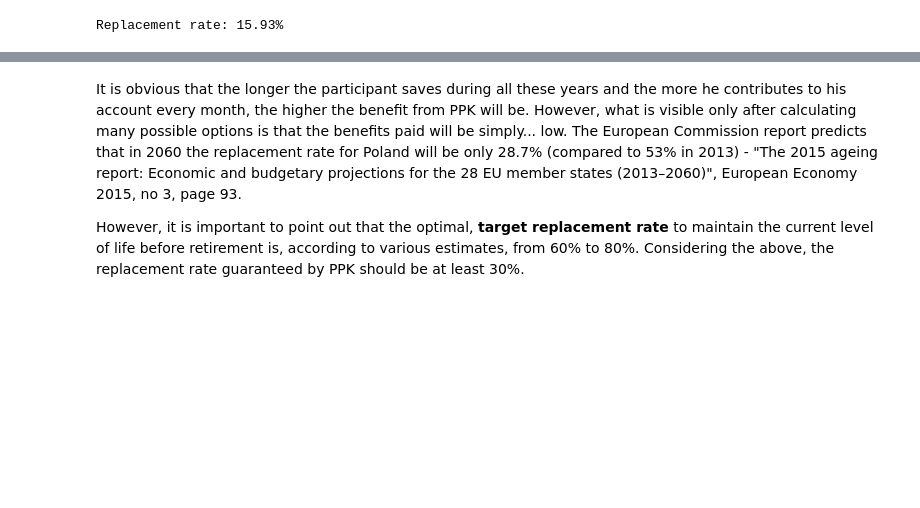
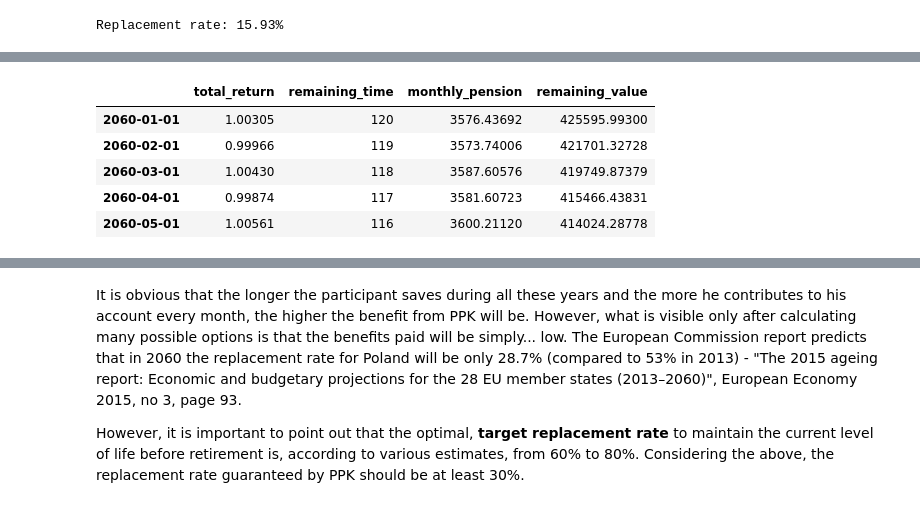
Before and after one commit to wieckiewiczpiotr/portfolio, a Jupyter notebook: ppk_analysis/ppk.ipynb, the cells around one changed output, grey strips where cells are left out. Drawn from its saved outputs; the diff is of its cells as text; code cells hidden in the pictures; blank space fills up the shorter version.

```diff
--- a/ppk_analysis/ppk.ipynb
+++ b/ppk_analysis/ppk.ipynb
@@ -414,0 +418,39 @@ Replacement rate: 15.93%
+# %%
+np.random.seed(20)
+bonds_rate = (1+0.028)**(1/12)-1
+other_debt_rate = (1+0.035)**(1/12)-1
+
+value = total #starting with value equals to total accumulated capital
+time = 120 # 120 months - 10 years
+
+payout = pd.DataFrame(columns=['total_return', 'remaining_time', 'monthly_pension', 'remaining_value'],
+    index=pd.date_range(start='2060-01-01', freq='MS', periods=time))
+
+for index, row in payout.iterrows():
+
+    payout.loc[index, 'total_return'] = (
+    np.random.normal(org_returns['WIG20'].mean(), org_returns['WIG20'].std()) * 0.45 +
+    np.random.normal(org_returns['mWIG40'].mean(), org_returns['mWIG40'].std()) * 0.2 +
+    np.random.normal(org_returns['sWIG80'].mean(), org_returns['sWIG80'].std()) * 0.1 +
+    np.random.normal(org_returns['FTSE250'].mean(), org_returns['FTSE250'].std()) * 0.25) * 0.1 + (
+    bonds_rate * 0.8 +
+    other_debt_rate * 0.2) * 0.9 + 1
+
+    payout['remaining_time'].loc[index] = time
+    time = time - 1
+
+    value = value * payout['total_return'].loc[index]
+    value -= value * management_cost
+    payout['monthly_pension'].loc[index] = value / row['remaining_time']
+
+    value = value - row['monthly_pension']
+    payout['remaining_value'].loc[index] = value
+
+payout.head()
+# %% [output]
+|  | total_return | remaining_time | monthly_pension | remaining_value |
+| 2060-01-01 | 1.00305 | 120 | 3576.43692 | 425595.99300 |
+| 2060-02-01 | 0.99966 | 119 | 3573.74006 | 421701.32728 |
+| 2060-03-01 | 1.00430 | 118 | 3587.60576 | 419749.87379 |
+| 2060-04-01 | 0.99874 | 117 | 3581.60723 | 415466.43831 |
+| 2060-05-01 | 1.00561 | 116 | 3600.21120 | 414024.28778 |
```
Also changed, not shown: parts of 10 cells of this notebook.
